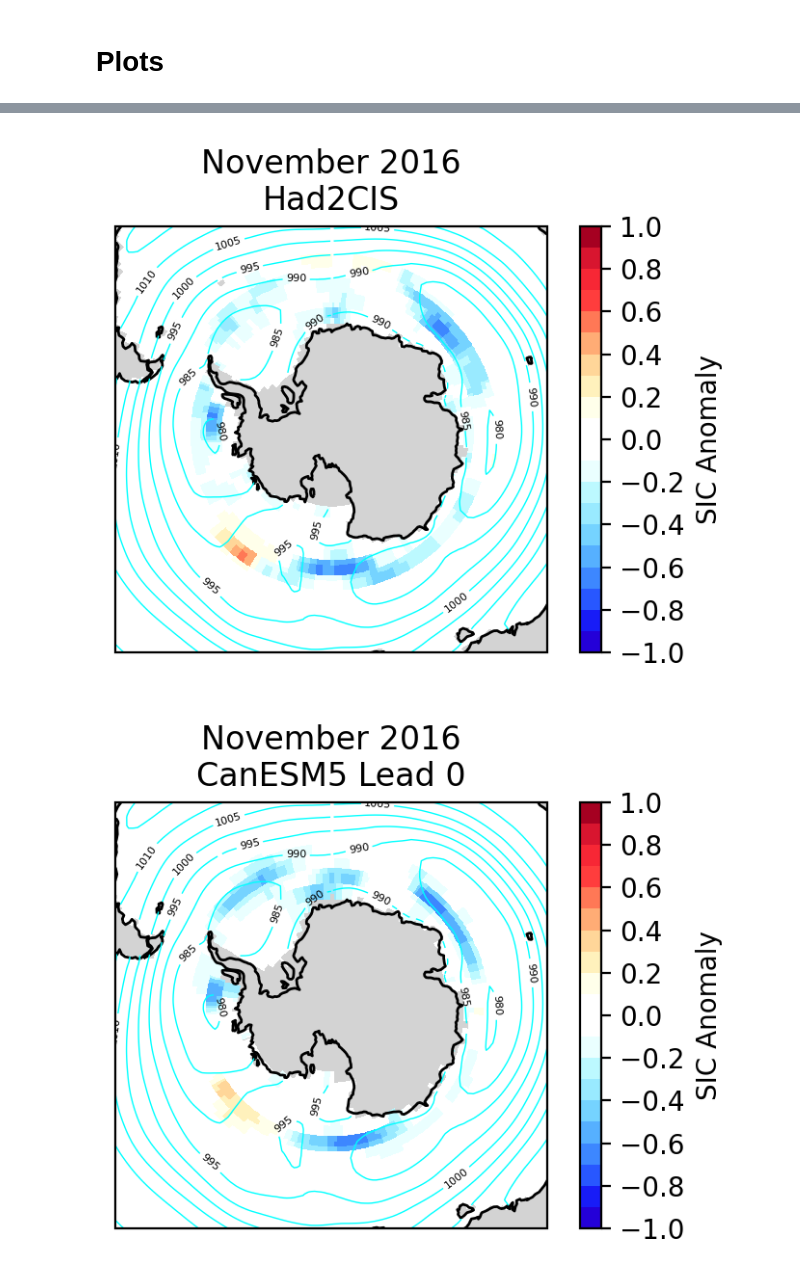
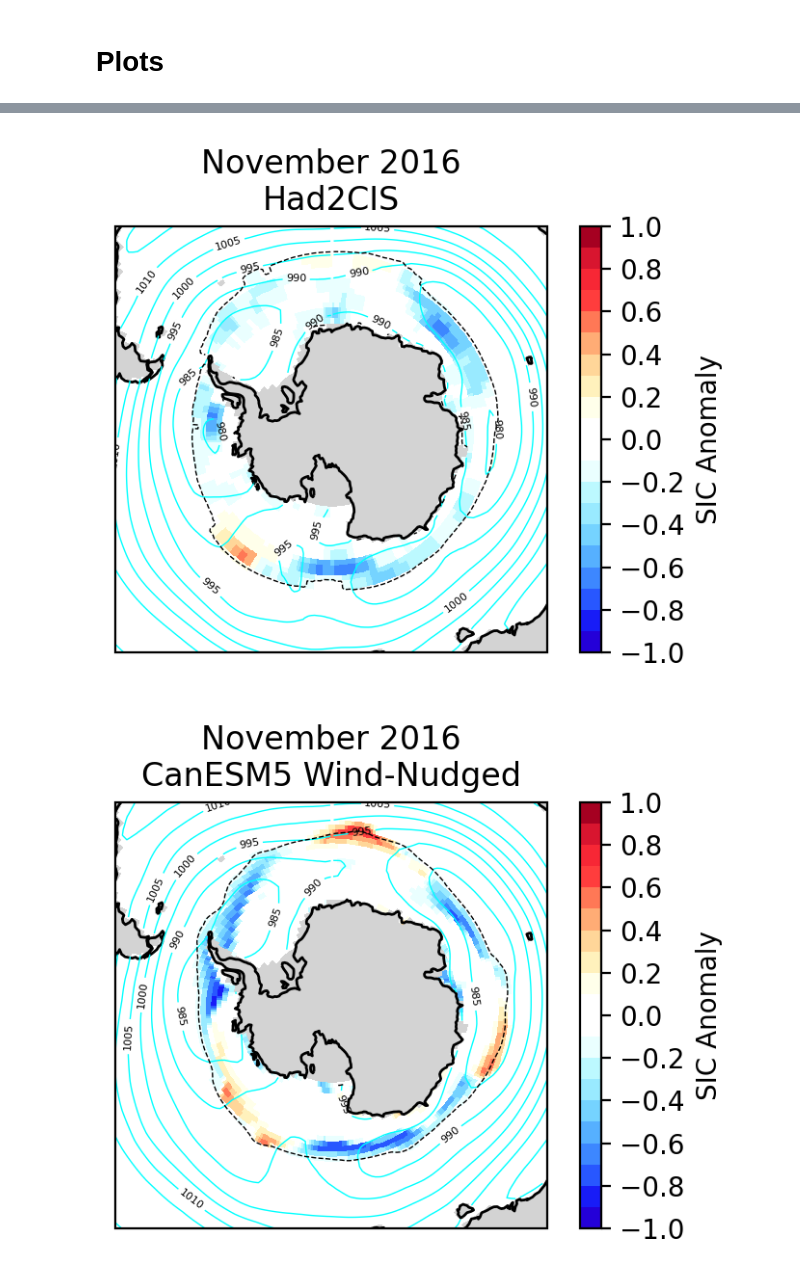
Before and after one commit to bobby-payne/icepack, a Jupyter notebook: Spatial Plots.ipynb, the cells around one changed output, grey strips where cells are left out. Drawn from its saved outputs; the diff is of its cells as text; code cells hidden in the pictures.

Commit message:
Added climatology and sea ice edge plotting

```diff
--- a/Spatial Plots.ipynb
+++ b/Spatial Plots.ipynb
@@ -28,6 +28,7 @@ monthdict = {1:'January',2:'February',3:'March',4:'April',5:'May',6:'June',
 # %%
 method = 'mean'
 daterange = (2000,2019) # for calculating anomalies
+daterange_clim = (1992,2015) # for climatologies
 
 mask_path = "../data/mask/landmask_1x1.nc"
 mask = xr.open_dataset(mask_path)
@@ -58,6 +60,7 @@ psl_CanESM5_1950['psl'] = psl_CanESM5_1950['psl'].where(~np.isnan(mask.mask), ot
 # calculate anomalies
 sic_anom_CanESM5_1950 = remove_trend(sic_CanESM5_1950,'siconc',method=method,ref_period=daterange)
 psl_anom_CanESM5_1950 = remove_trend(psl_CanESM5_1950,'psl',method=method,ref_period=daterange)
+sic_clim_CanESM5_1950 = get_climatology(sic_CanESM5_1950,var='siconc',ref_period=daterange_clim)
 # %%
 sic_path = "../data/model/CanESM5/nudge/winds+temp_195001-202112/sic_1x1/siconc_SImon_fullnudge_CanESM5_01_historical_r1i1p1f1_gn_195001-202112_1x1.nc"
 psl_path = "../data/model/CanESM5/nudge/winds+temp_195001-202112/psl_1x1/psl_Amon_CanESM5_atmnudge_195001-202112_1x1.nc"
@@ -183,9 +264,9 @@ fieldplot(sic_CanESM5_1950,psl_CanESM5_1950,month=month,year=year,title=title+"\
 # %%
-fieldplot(sic_anom_Had2CIS,psl_ERA5,month=month,year=year,title=title+"\nHad2CIS")
+fieldplot(sic_anom_Had2CIS,psl_ERA5,climdata=sic_clim_Had2CIS,month=month,year=year,title=title+"\nHad2CIS")
 # %% [output]
-[figure, old version]
+[figure, new version]
 # %%
-fieldplot(sic_anom_CanESM5_init[0],psl_ERA5,month=month,year=year,title=title+"\nCanESM5 Lead 0")
+fieldplot(sic_anom_CanESM5_1950,psl_CanESM5_1950,climdata=sic_clim_CanESM5_1950,month=month,year=year,title=title+"\nCanESM5 Wind-Nudged")
 # %% [output]
-[figure, old version]
+[figure, new version]
 # %%
```
Also changed, not shown: parts of 11 cells of this notebook.
